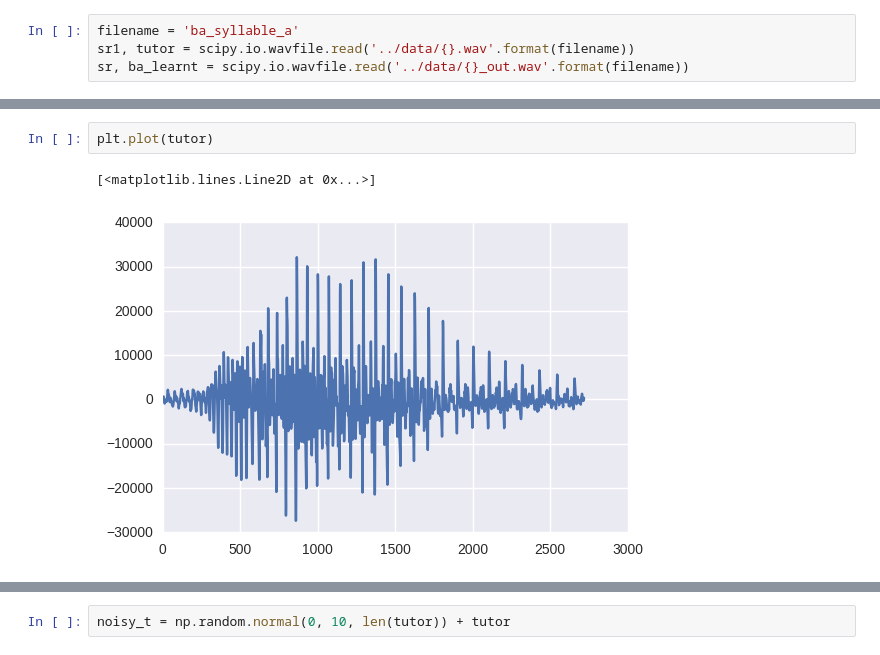
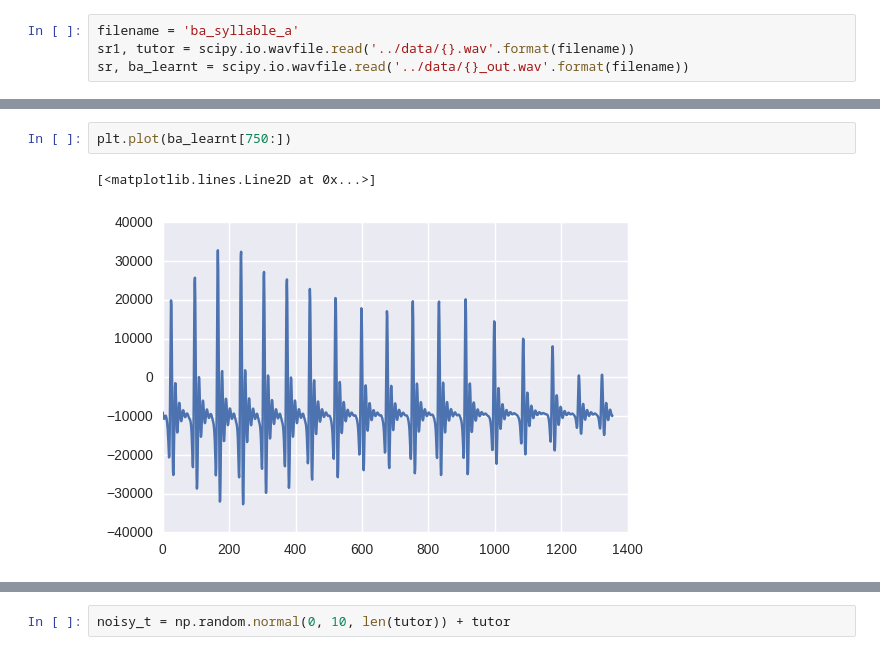
Before and after one commit to PaulEcoffet/birdsonglearningmodel, a Jupyter notebook: analysis/mfcc_evaluation.ipynb, the cells around one changed output, grey strips where cells are left out. Cells and saved outputs as stored; diff of their text form.

```diff
--- a/analysis/mfcc_evaluation.ipynb
+++ b/analysis/mfcc_evaluation.ipynb
@@ -90,5 +104,5 @@ fastdtw(t_mf, m_mf, dist=2)[0]
 # %%
-plt.plot(tutor)
+plt.plot(ba_learnt[750:])
 # %% [output]
 [<matplotlib.lines.Line2D at 0x...>]
-[figure, old version]
+[figure, new version]
```
Also changed, not shown: parts of 21 cells of this notebook, 2 other files.
